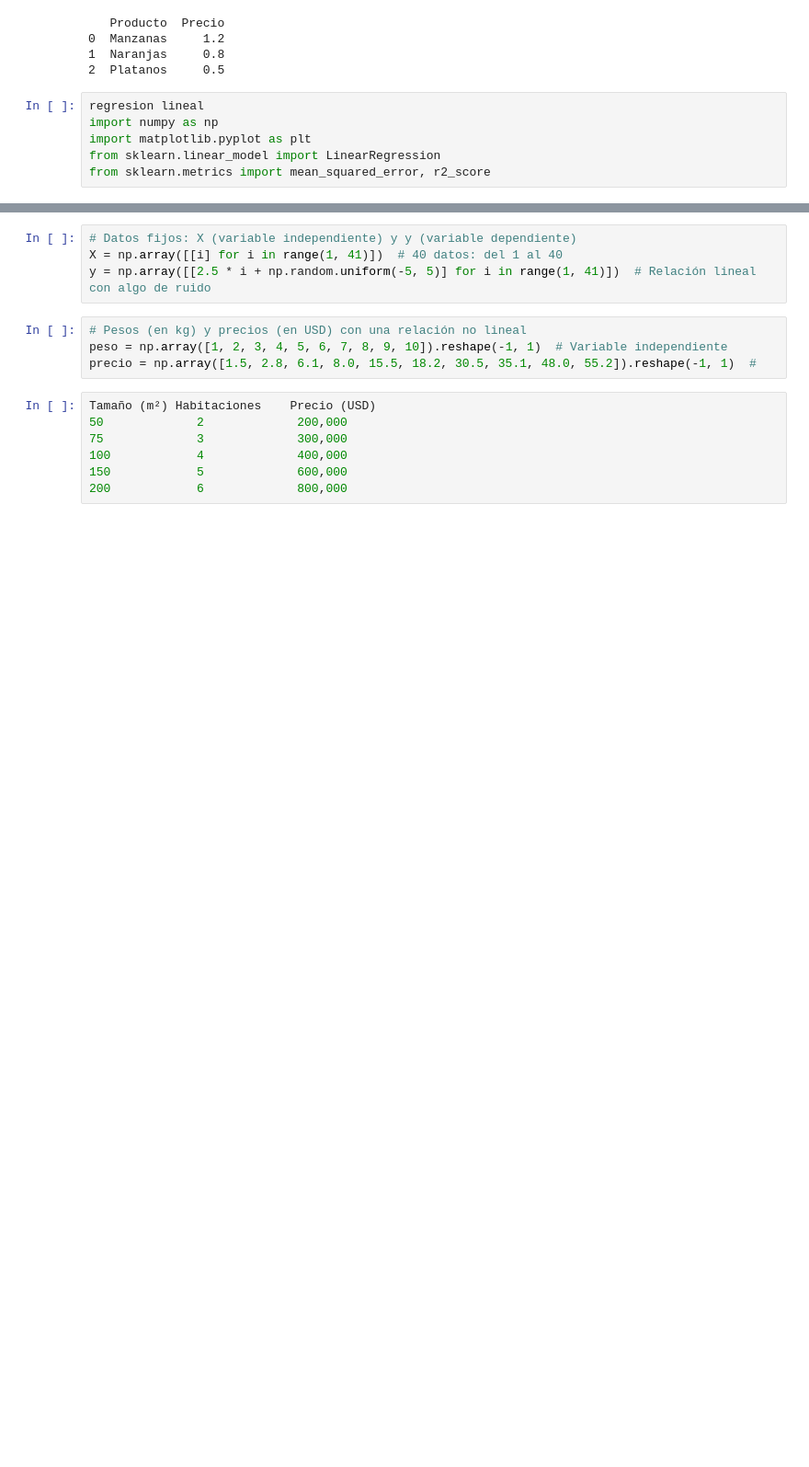
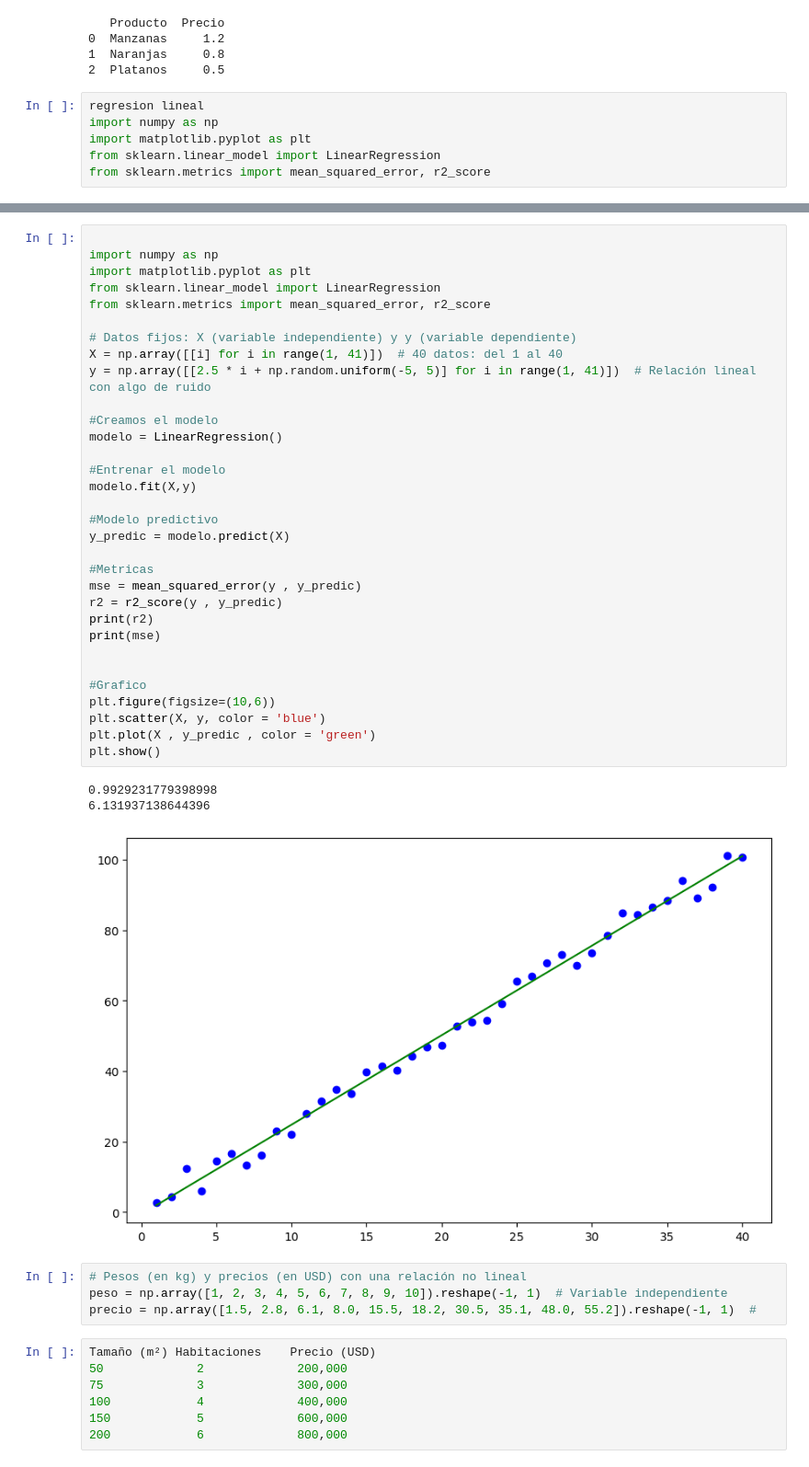
Before and after one commit to vizcardo1199/python-statitics, a Jupyter notebook: MODULO-2/Sesion 15.ipynb, the cells around one changed output, grey strips where cells are left out. Shown: that part at 92% size. Saved outputs shown, nothing was run; the diff lists cells and outputs as text; blank space fills up the shorter version.

```diff
--- a/MODULO-2/Sesion 15.ipynb
+++ b/MODULO-2/Sesion 15.ipynb
@@ -85,7 +128,39 @@ precio = np.array([1.2, 2.3, 3.5, 4.2, 5.1, 5.9, 7.0, 8.2, 8.9, 10.5]).reshape(-
 # %%
+
+import numpy as np
+import matplotlib.pyplot as plt
+from sklearn.linear_model import LinearRegression
+from sklearn.metrics import mean_squared_error, r2_score
+
 # Datos fijos: X (variable independiente) y y (variable dependiente)
 X = np.array([[i] for i in range(1, 41)])  # 40 datos: del 1 al 40
 y = np.array([[2.5 * i + np.random.uniform(-5, 5)] for i in range(1, 41)])  # Relación lineal con algo de ruido
+
+#Creamos el modelo
+modelo = LinearRegression()
+
+#Entrenar el modelo
+modelo.fit(X,y)
+
+#Modelo predictivo
+y_predic = modelo.predict(X)
+
+#Metricas
+mse = mean_squared_error(y , y_predic)
+r2 = r2_score(y , y_predic)
+print(r2)
+print(mse)
+
+
+#Grafico
+plt.figure(figsize=(10,6))
+plt.scatter(X, y, color = 'blue')
+plt.plot(X , y_predic , color = 'green')
+plt.show()
+# %% [output]
+0.9929231779398998
+6.131937138644396
+[figure, added]
 # %%
 # Pesos (en kg) y precios (en USD) con una relación no lineal
 peso = np.array([1, 2, 3, 4, 5, 6, 7, 8, 9, 10]).reshape(-1, 1)  # Variable independiente
```
Also changed, not shown: parts of 2 cells of this notebook.
